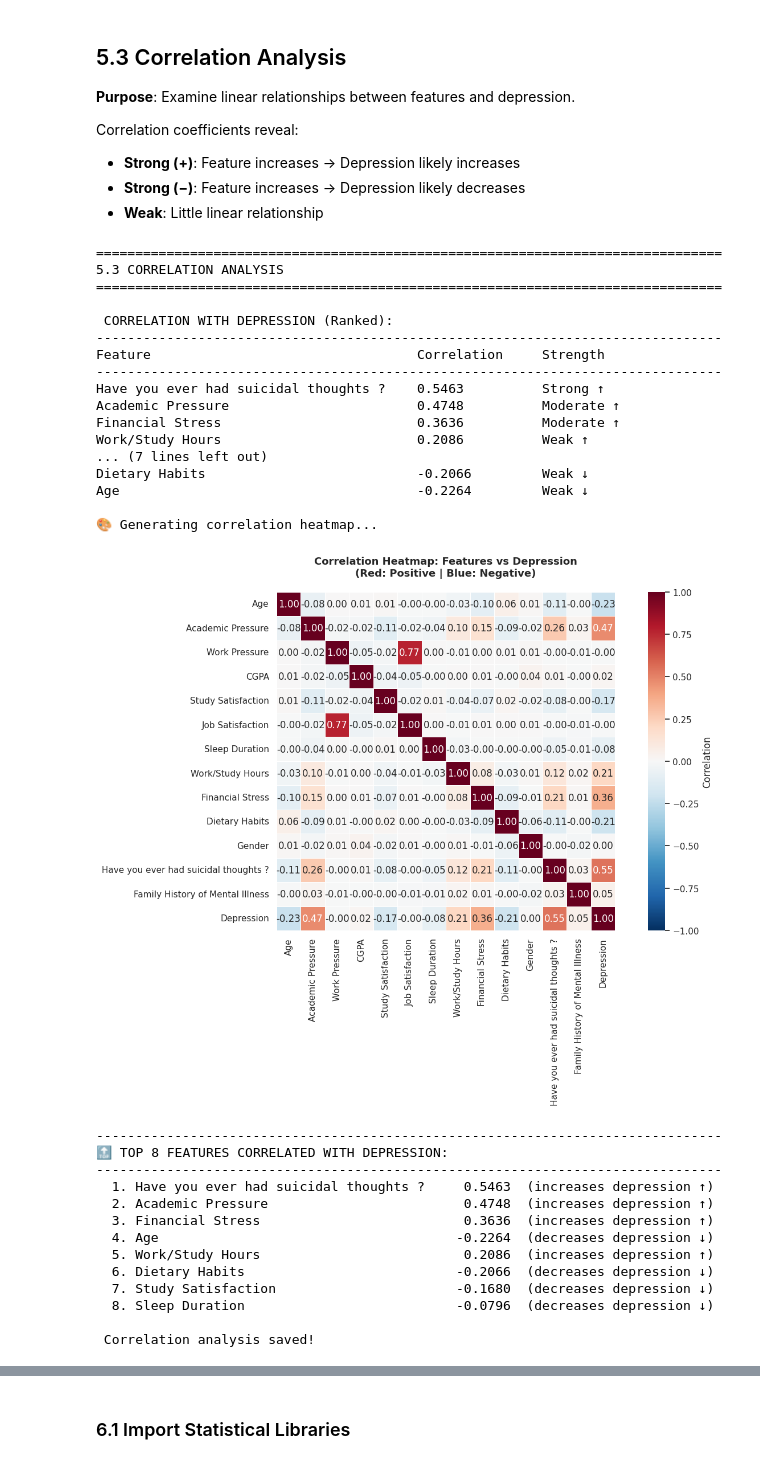
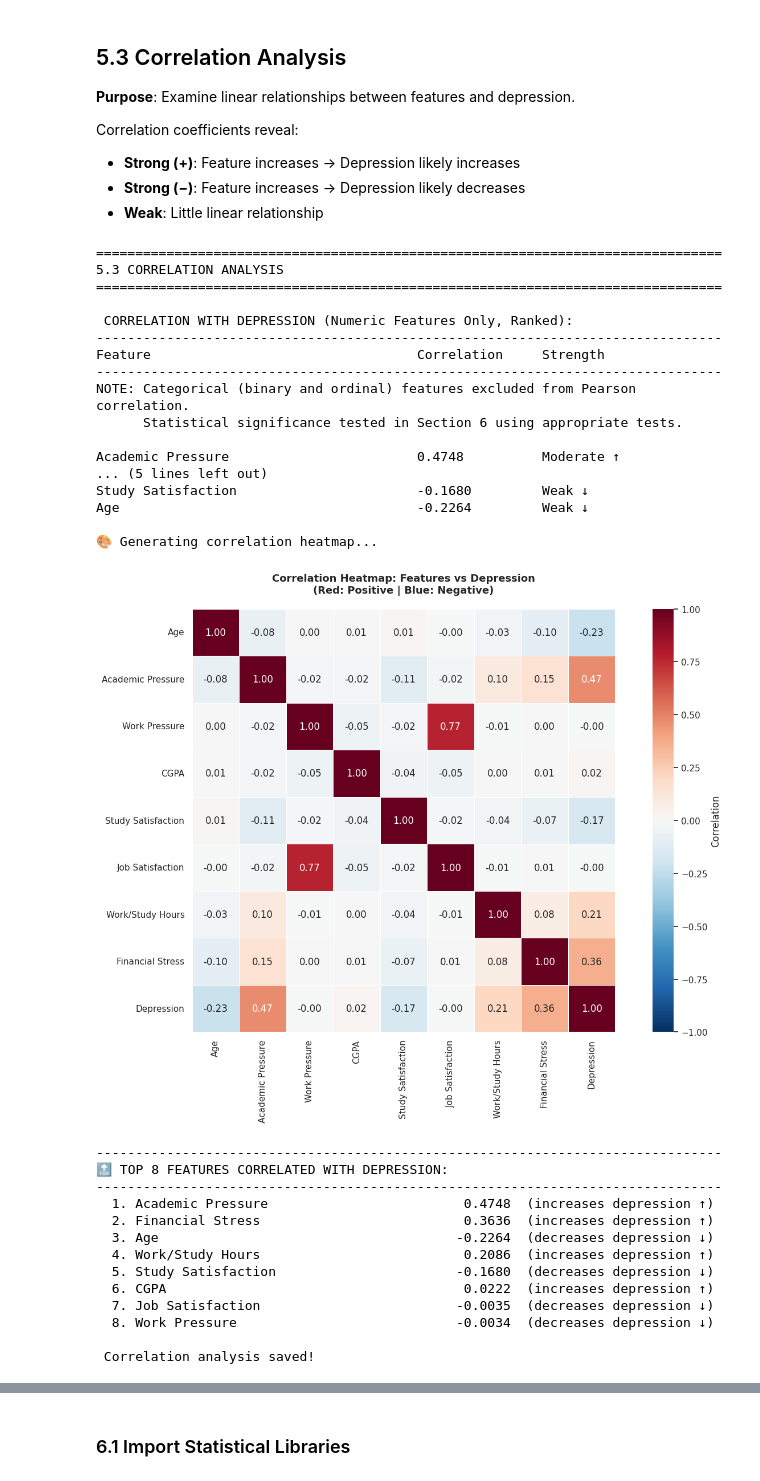
Before and after one commit to XyronTeam/ml-project, a Jupyter notebook: src/dataset_a/notebook_a.ipynb, the cells around one changed output, grey strips where cells are left out. Drawn from its saved outputs; the diff is of its cells as text; code cells hidden in the pictures.

```diff
--- a/src/dataset_a/notebook_a.ipynb
+++ b/src/dataset_a/notebook_a.ipynb
@@ -870,21 +796,13 @@ print("\n" + "="*80)
 print("5.1.2 BINARY FEATURES - DISTRIBUTION ANALYSIS")
 print("="*80)
 
-# Label mappings for binary features
-binary_labels = {
-    'Gender': {0: 'Female', 1: 'Male'},
-    'Have you ever had suicidal thoughts ?': {0: 'No', 1: 'Yes'},
-    'Family History of Mental Illness': {0: 'No', 1: 'Yes'}
-}
-
 fig, axes = plt.subplots(1, 3, figsize=(15, 8))
 binary_colors = ['#4C72B0', '#55A868']
 
-print("\n BINARY FEATURES (Counts & Percentages):")
-for idx, feature in enumerate(binary_features):
+print("\n CATEGORICAL BINARY FEATURES (Counts & Percentages):")
+for idx, feature in enumerate(categorical_binary_features):
     ax = axes[idx]
-    data = df_clean[feature].value_counts().sort_index()
-    labels_map = binary_labels[feature]
+    data = df_clean[feature].value_counts()
 
     # Create bar chart
     bars = ax.bar(range(len(data)), data.values, color=binary_colors, alpha=0.7,
@@ -893,7 +811,7 @@ for idx, feature in enumerate(binary_features):
     ax.set_xlabel('Category', fontsize=10)
     ax.set_ylabel('Count', fontsize=10)
     ax.set_xticks(range(len(data)))
-    ax.set_xticklabels([labels_map[int(v)] for v in data.index], fontsize=10, fontweight='bold')
+    ax.set_xticklabels(data.index, fontsize=10, fontweight='bold')
     ax.grid(axis='y', alpha=0.3, linestyle='--')
 
     # Add labels with counts and percentages
@@ -906,15 +824,14 @@ for idx, feature in enumerate(binary_features):
 
     # Print stats
     for val, count in data.items():
-        label = labels_map[int(val)]
         pct = (count / len(df_clean)) * 100
-        print(f"  • {feature}: {label} = {count} ({pct:.2f}%)")
+        print(f"  • {feature}: {val} = {count} ({pct:.2f}%)")
 
 plt.tight_layout()
 plt.savefig('eda_5_1_2_binary.png', dpi=300, bbox_inches='tight')
 plt.show()
 
-print("\n Binary features visualization saved!")
+print("\n Categorical binary features visualization saved!")
 # %% [output]
 ================================================================================
 5.1.2 BINARY FEATURES - DISTRIBUTION ANALYSIS
@@ -1077,13 +993,12 @@ print("="*80)
 
 fig, axes = plt.subplots(1, 3, figsize=(16, 5))
 
-print("\n Depression rates by binary feature:")
-for idx, feature in enumerate(binary_features):
+print("\n Depression rates by categorical binary features:")
+for idx, feature in enumerate(categorical_binary_features):
     ax = axes[idx]
 
     # Create contingency table
     contingency = pd.crosstab(df_clean[feature], df_clean['Depression'])
-    labels_map = binary_labels[feature]
 
     # Calculate depression rate for each category
     x = np.arange(len(contingency.index))
@@ -1097,7 +1012,7 @@ for idx, feature in enumerate(binary_features):
     ax.set_title(f'{feature}', fontsize=12, fontweight='bold')
     ax.set_ylabel('Count', fontsize=10)
     ax.set_xticks(x)
-    ax.set_xticklabels([labels_map[int(v)] for v in contingency.index], fontsize=10, fontweight='bold')
+    ax.set_xticklabels(contingency.index, fontsize=10, fontweight='bold')
     ax.legend(fontsize=10)
     ax.grid(axis='y', alpha=0.3, linestyle='--')
 
@@ -1114,14 +1029,13 @@ for idx, feature in enumerate(binary_features):
         total = contingency.loc[val].sum()
         dep_count = contingency.loc[val, 1]
         dep_rate = (dep_count / total) * 100
-        label = labels_map[int(val)]
-        print(f"    • {label}: {dep_rate:.2f}% depression rate ({dep_count}/{total})")
+        print(f"    • {val}: {dep_rate:.2f}% depression rate ({dep_count}/{total})")
 
 plt.tight_layout()
 plt.savefig('eda_5_2_2_binary_vs_depression.png', dpi=300, bbox_inches='tight')
 plt.show()
 
-print("\n Binary features vs depression visualization saved!")
+print("\n Categorical binary features vs depression visualization saved!")
 # %% [output]
 ================================================================================
 5.2.2 BINARY FEATURES vs DEPRESSION - DEPRESSION RATES
@@ -1230,8 +1226,8 @@ print("\n" + "="*80)
 print("5.3 CORRELATION ANALYSIS")
 print("="*80)
 
-# Prepare data for correlation (numeric features + binary features)
-correlation_features = numerical_features + binary_features + ['Depression']
+# Prepare data for correlation (numeric features only - categorical features excluded)
+correlation_features = numerical_features + ['Depression']
 df_correlation = df_clean[correlation_features].copy()
 
 # Calculate Pearson correlation
@@ -1239,10 +1235,12 @@ correlation_matrix = df_correlation.corr()
 depression_corr = correlation_matrix['Depression'].sort_values(ascending=False)
 
 # Print results
-print("\n CORRELATION WITH DEPRESSION (Ranked):")
+print("\n CORRELATION WITH DEPRESSION (Numeric Features Only, Ranked):")
 print("-"*80)
 print(f"{'Feature':<40} {'Correlation':<15} {'Strength':<15}")
 print("-"*80)
+print("NOTE: Categorical (binary and ordinal) features excluded from Pearson correlation.")
+print("      Statistical significance tested in Section 6 using appropriate tests.\n")
 
 for feature, corr in depression_corr.items():
     if feature == 'Depression':
@@ -1276,51 +1274,51 @@ sns.heatmap(correlation_matrix, annot=True, fmt='.2f', cmap='RdBu_r', center=0,
 ax.set_title('Correlation Heatmap: Features vs Depression\n(Red: Positive | Blue: Negative)',
              fontsize=13, fontweight='bold', pad=20)
 
 plt.tight_layout()
 plt.savefig('eda_5_3_correlation_heatmap.png', dpi=300, bbox_inches='tight')
 plt.show()
 
 # Top correlations
 print("\n" + "-"*80)
 print("🔝 TOP 8 FEATURES CORRELATED WITH DEPRESSION:")
 print("-"*80)
 top_corr = depression_corr.drop('Depression').abs().nlargest(8)
 for i, feature in enumerate(top_corr.index, 1):
     corr_val = depression_corr[feature]
     direction = "increases depression ↑" if corr_val > 0 else "decreases depression ↓"
     print(f"  {i}. {feature:<40} {corr_val:>7.4f}  ({direction})")
 
 print("\n Correlation analysis saved!")
 # %% [output]
 ================================================================================
 5.3 CORRELATION ANALYSIS
 ================================================================================
 
- CORRELATION WITH DEPRESSION (Ranked):
+ CORRELATION WITH DEPRESSION (Numeric Features Only, Ranked):
 --------------------------------------------------------------------------------
 Feature                                  Correlation     Strength
 --------------------------------------------------------------------------------
-Have you ever had suicidal thoughts ?    0.5463          Strong ↑
+NOTE: Categorical (binary and ordinal) features excluded from Pearson correlation.
+      Statistical significance tested in Section 6 using appropriate tests.
+
 Academic Pressure                        0.4748          Moderate ↑
-Financial Stress                         0.3636          Moderate ↑
-Work/Study Hours                         0.2086          Weak ↑
-... (7 lines left out)
-Dietary Habits                           -0.2066         Weak ↓
+... (5 lines left out)
+Study Satisfaction                       -0.1680         Weak ↓
 Age                                      -0.2264         Weak ↓
 
 🎨 Generating correlation heatmap...
-[figure, old version]
+[figure, new version]
 --------------------------------------------------------------------------------
 🔝 TOP 8 FEATURES CORRELATED WITH DEPRESSION:
 --------------------------------------------------------------------------------
-  1. Have you ever had suicidal thoughts ?     0.5463  (increases depression ↑)
-  2. Academic Pressure                         0.4748  (increases depression ↑)
-  3. Financial Stress                          0.3636  (increases depression ↑)
-  4. Age                                      -0.2264  (decreases depression ↓)
-  5. Work/Study Hours                          0.2086  (increases depression ↑)
-  6. Dietary Habits                           -0.2066  (decreases depression ↓)
-  7. Study Satisfaction                       -0.1680  (decreases depression ↓)
-  8. Sleep Duration                           -0.0796  (decreases depression ↓)
+  1. Academic Pressure                         0.4748  (increases depression ↑)
+  2. Financial Stress                          0.3636  (increases depression ↑)
+  3. Age                                      -0.2264  (decreases depression ↓)
+  4. Work/Study Hours                          0.2086  (increases depression ↑)
+  5. Study Satisfaction                       -0.1680  (decreases depression ↓)
+  6. CGPA                                      0.0222  (increases depression ↑)
+  7. Job Satisfaction                         -0.0035  (decreases depression ↓)
+  8. Work Pressure                            -0.0034  (decreases depression ↓)
 
  Correlation analysis saved!
 # %% [markdown]
```
Also changed, not shown: parts of 25 cells of this notebook.
